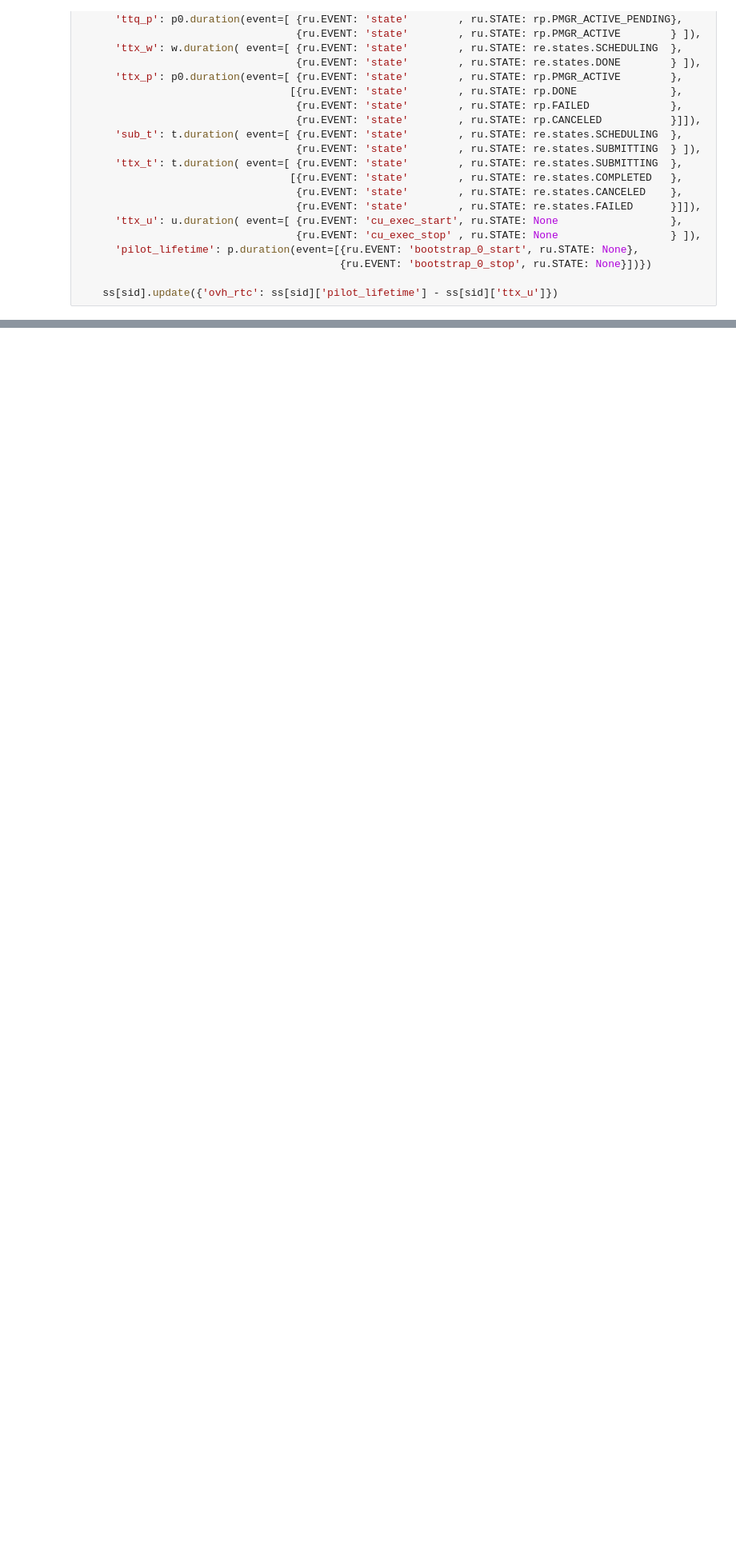
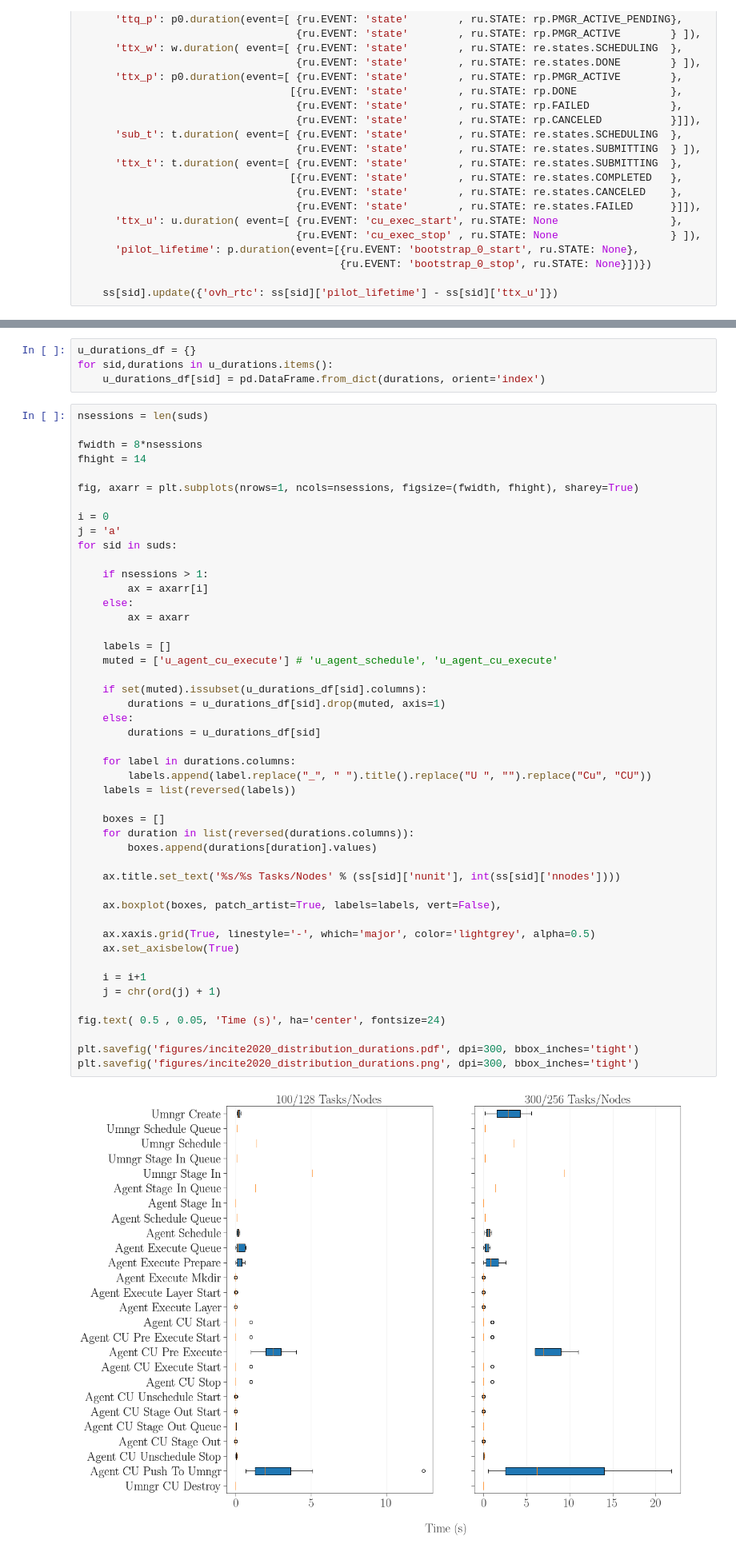
Before and after one commit to CODARcode/COVID-19_RCT, a Jupyter notebook: profiling/analysis/incite2020.ipynb, the cells around one changed output, grey strips where cells are left out. Shown at 80% size. Saved outputs shown, nothing was run; the diff lists cells and outputs as text; blank space fills up the shorter version.

```diff
--- a/profiling/analysis/incite2020.ipynb
+++ b/profiling/analysis/incite2020.ipynb
@@ -165,0 +153,53 @@ plt.savefig('figures/incite2020_ovh_ttx.png', dpi=300, bbox_inches='tight')
+# %%
+u_durations_df = {}
+for sid,durations in u_durations.items():
+    u_durations_df[sid] = pd.DataFrame.from_dict(durations, orient='index')
+# %%
+nsessions = len(suds)
+
+fwidth = 8*nsessions
+fhight = 14
+
+fig, axarr = plt.subplots(nrows=1, ncols=nsessions, figsize=(fwidth, fhight), sharey=True)
+
+i = 0
+j = 'a'
+for sid in suds:
+
+    if nsessions > 1:
+        ax = axarr[i]
+    else:
+        ax = axarr
+
+    labels = []
+    muted = ['u_agent_cu_execute'] # 'u_agent_schedule', 'u_agent_cu_execute'
+
+    if set(muted).issubset(u_durations_df[sid].columns):
+        durations = u_durations_df[sid].drop(muted, axis=1)
+    else:
+        durations = u_durations_df[sid]
+
+    for label in durations.columns:
+        labels.append(label.replace("_", " ").title().replace("U ", "").replace("Cu", "CU"))
+    labels = list(reversed(labels))
+
+    boxes = []
+    for duration in list(reversed(durations.columns)):
+        boxes.append(durations[duration].values)
+
+    ax.title.set_text('%s/%s Tasks/Nodes' % (ss[sid]['nunit'], int(ss[sid]['nnodes'])))
+
+    ax.boxplot(boxes, patch_artist=True, labels=labels, vert=False),
+
+    ax.xaxis.grid(True, linestyle='-', which='major', color='lightgrey', alpha=0.5)
+    ax.set_axisbelow(True)
+
+    i = i+1
+    j = chr(ord(j) + 1)
+
+fig.text( 0.5 , 0.05, 'Time (s)', ha='center', fontsize=24)
+
+plt.savefig('figures/incite2020_distribution_durations.pdf', dpi=300, bbox_inches='tight')
+plt.savefig('figures/incite2020_distribution_durations.png', dpi=300, bbox_inches='tight')
+# %% [output]
+[figure, added]
```
Also changed, not shown: parts of 12 cells of this notebook, 6 other files.
